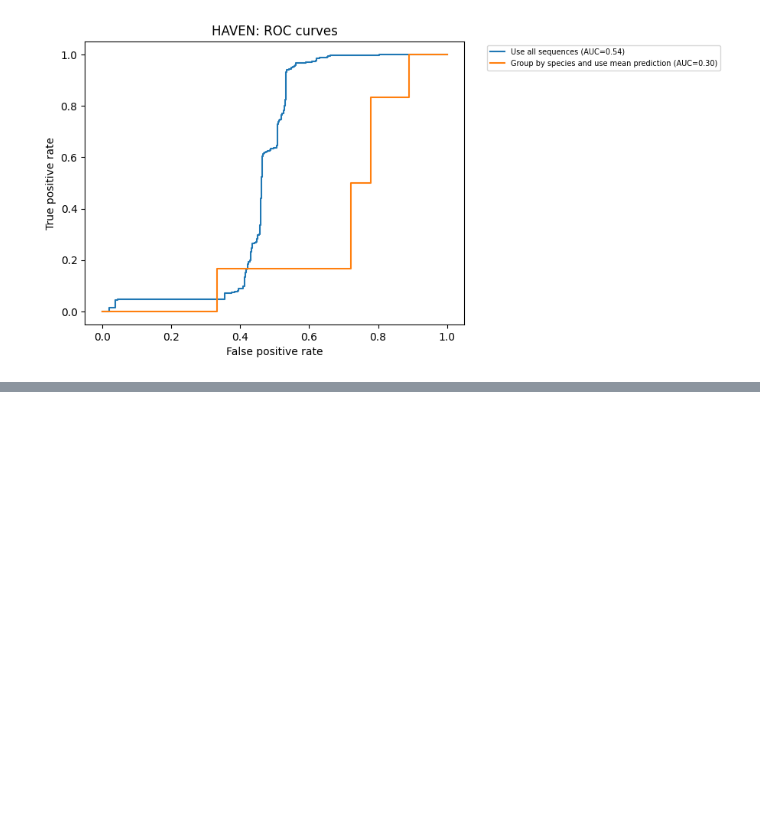
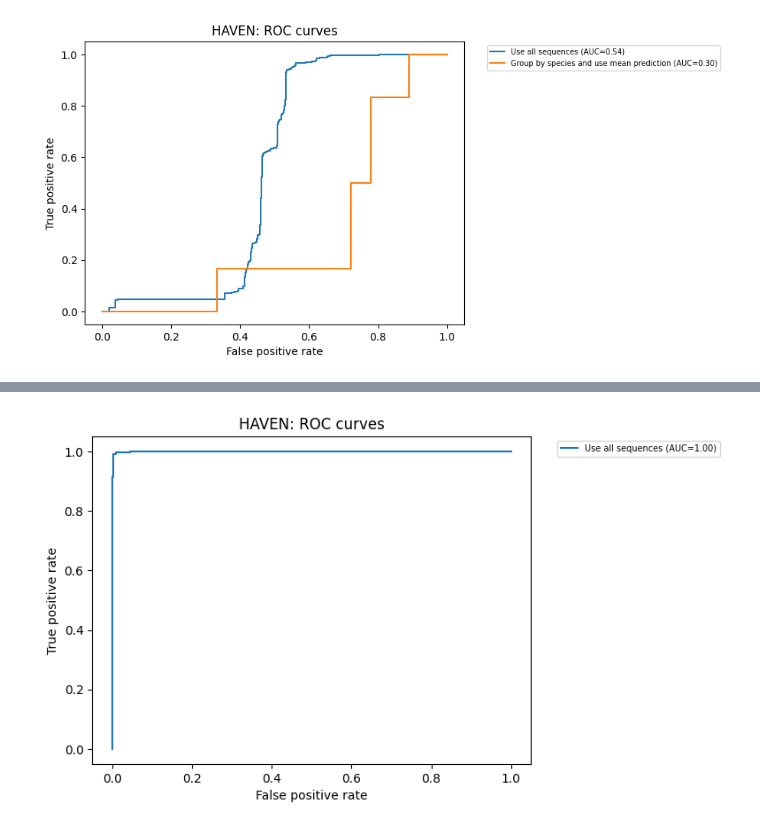
Before and after one commit to alyssaanastasi/HAVEN, a Jupyter notebook: src/jupyter_notebooks/results-analysis/kuzmin/kuzmin_analysis.ipynb, the cells around one changed output, grey strips where cells are left out. Cells and saved outputs as stored; diff of their text form; code cells hidden in the pictures; blank space fills up the shorter version.

```diff
--- a/src/jupyter_notebooks/results-analysis/kuzmin/kuzmin_analysis.ipynb
+++ b/src/jupyter_notebooks/results-analysis/kuzmin/kuzmin_analysis.ipynb
@@ -216,0 +158,3 @@ test_df
+# %%
+kuzmin_test = pd.read_csv("kuzmin_hybrid_attention_msl256s64ae_bn_cls_fnn_2l_d1024_lr3e-4_output.csv")
+kuzmin_test.sample(10)
@@ -216,0 +173,8 @@ test_df
+# %%
+def transform_target(y_true):
+    if y_true == "positive_label":
+        return 1
+    else: return 0
+
+kuzmin_test['target'] = kuzmin_test['y_true'].apply(transform_target)
+kuzmin_test['positive_label']
@@ -216,0 +194,16 @@ test_df
+# %%
+
+fpr, tpr, _ = roc_curve(kuzmin_test['target'].values, kuzmin_test['positive_label'].values)
+auc = roc_auc_score(kuzmin_test['target'].values, kuzmin_test['positive_label'].values)
+
+plt.step(fpr, tpr, where="post", label="Use all sequences (AUC=%.2f)" % (auc,))
+
+plt.xlabel("False positive rate")
+plt.ylabel("True positive rate")
+plt.title("HAVEN: ROC curves")
+plt.legend(loc="upper left", fontsize=7, bbox_to_anchor=(1.05, 1))
+plt.savefig('model_eval_ROC_test.jpg', bbox_inches='tight')
+
+plt.show()
+# %% [output]
+[figure, added]
```
Also changed, not shown: parts of 21 cells of this notebook, 4 other files.
